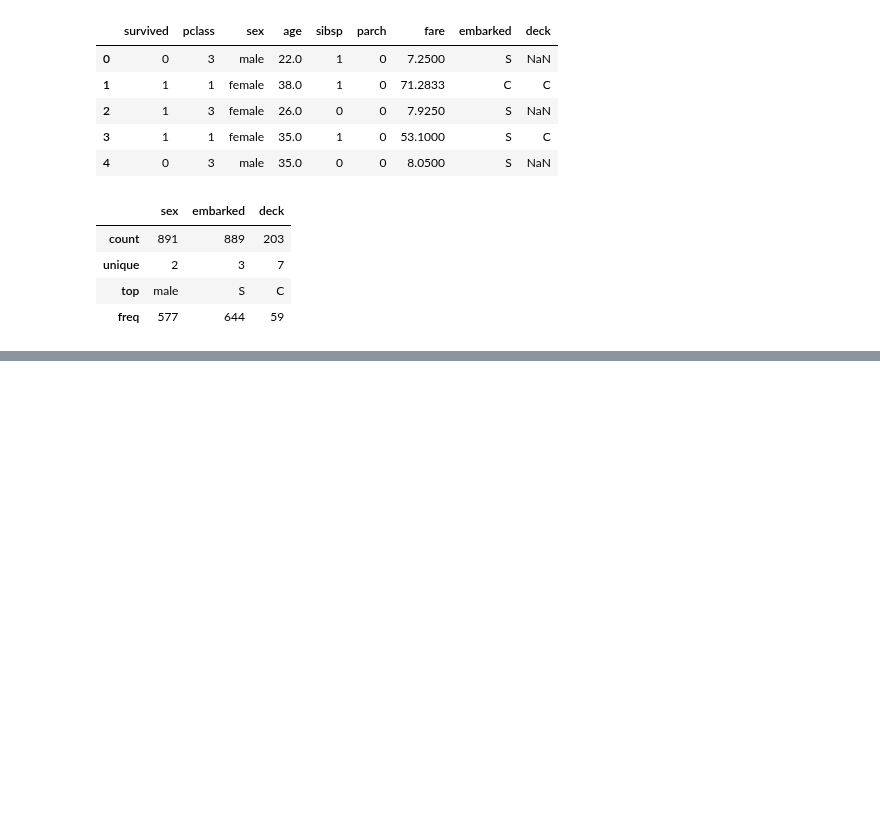
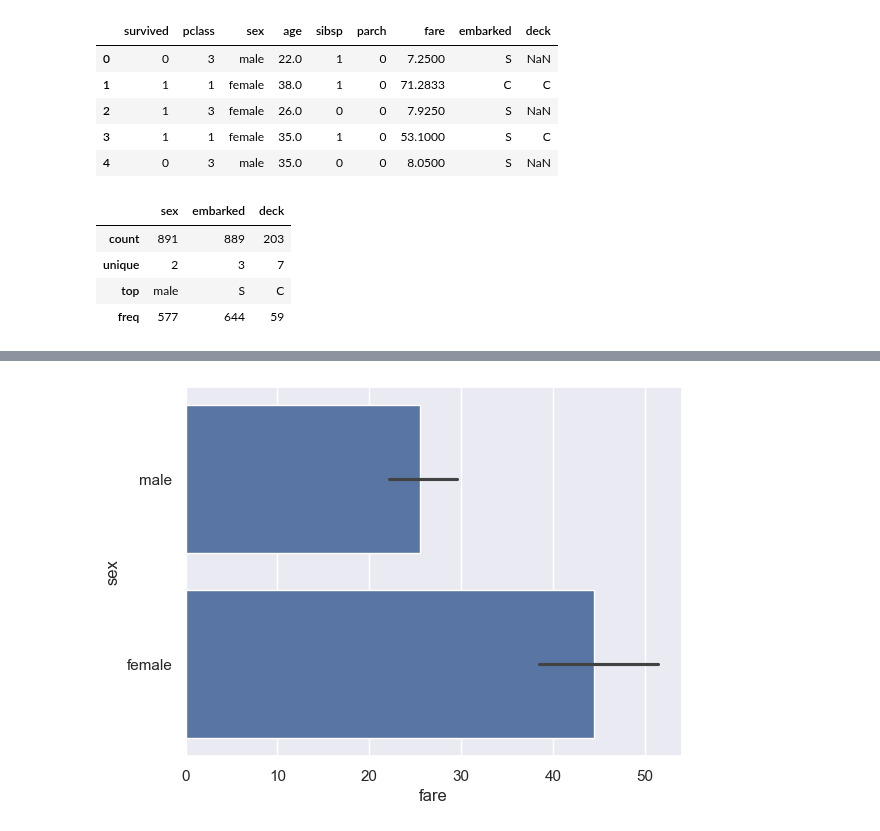
Before and after one commit to Renal-D/basic-python-library-for-data, a Jupyter notebook: Basic-Seaborn/seaborn-2.ipynb, the cells around one changed output, grey strips where cells are left out. Drawn from its saved outputs; the diff is of its cells as text; code cells hidden in the pictures; blank space fills up the shorter version.

```diff
--- a/Basic-Seaborn/seaborn-2.ipynb
+++ b/Basic-Seaborn/seaborn-2.ipynb
@@ -29,0 +30,4 @@ sns.barplot(x='sex',y='fare',data=dataku);
+# %%
+sns.barplot(x='fare',y='sex',data=dataku);
+# %% [output]
+[figure, added]
```
Also changed, not shown: parts of 2 cells of this notebook.
